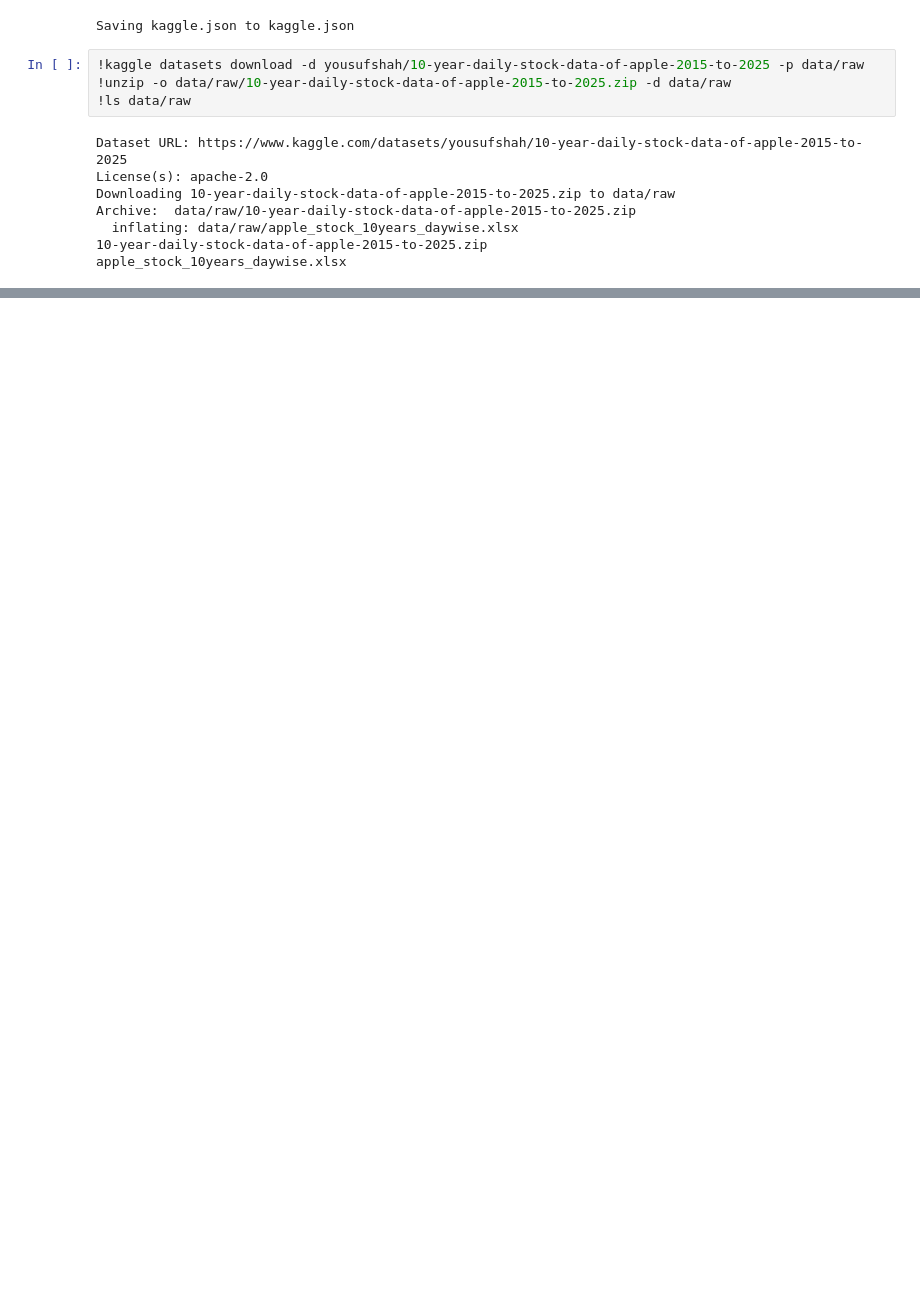
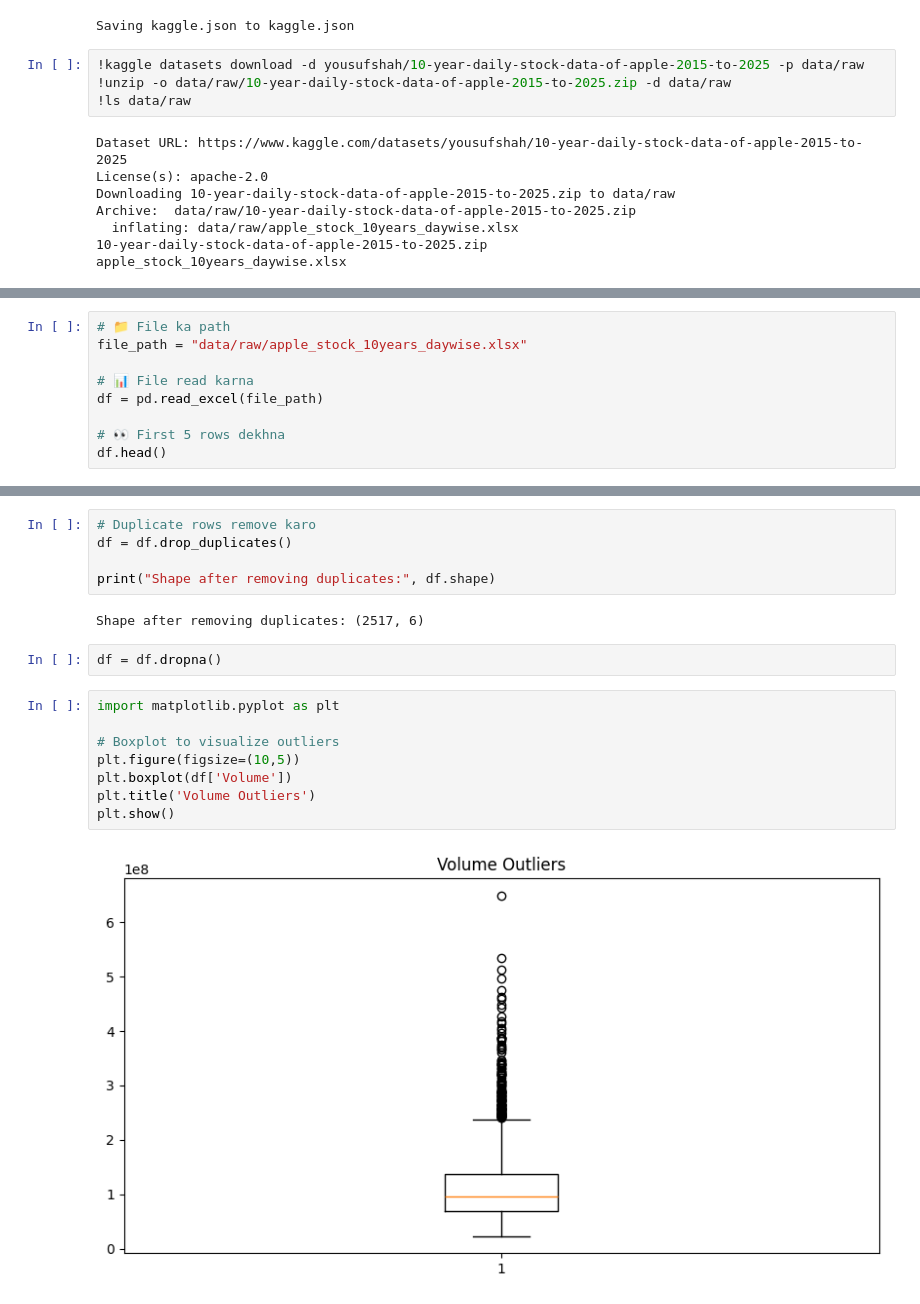
Before and after one commit to sidra3921/stock-price-forecasting-sidra2225165138, a Jupyter notebook: Week2_Data_Cleaning.ipynb, the cells around one changed output, grey strips where cells are left out. Cells and saved outputs as stored; diff of their text form; blank space fills up the shorter version.

Commit message:
Uploaded cleaned Apple Stock dataset

```diff
--- a/Week2_Data_Cleaning.ipynb
+++ b/Week2_Data_Cleaning.ipynb
@@ -31,0 +97,9 @@ apple_stock_10years_daywise.xlsx
+# %%
+# 📁 File ka path
+file_path = "data/raw/apple_stock_10years_daywise.xlsx"
+
+# 📊 File read karna
+df = pd.read_excel(file_path)
+
+# 👀 First 5 rows dekhna
+df.head()
@@ -31,0 +146,19 @@ apple_stock_10years_daywise.xlsx
+# %%
+# Duplicate rows remove karo
+df = df.drop_duplicates()
+
+print("Shape after removing duplicates:", df.shape)
+# %% [output]
+Shape after removing duplicates: (2517, 6)
+# %%
+df = df.dropna()
+# %%
+import matplotlib.pyplot as plt
+
+# Boxplot to visualize outliers
+plt.figure(figsize=(10,5))
+plt.boxplot(df['Volume'])
+plt.title('Volume Outliers')
+plt.show()
+# %% [output]
+[figure, added]
```
Also changed, not shown: parts of 9 cells of this notebook.
